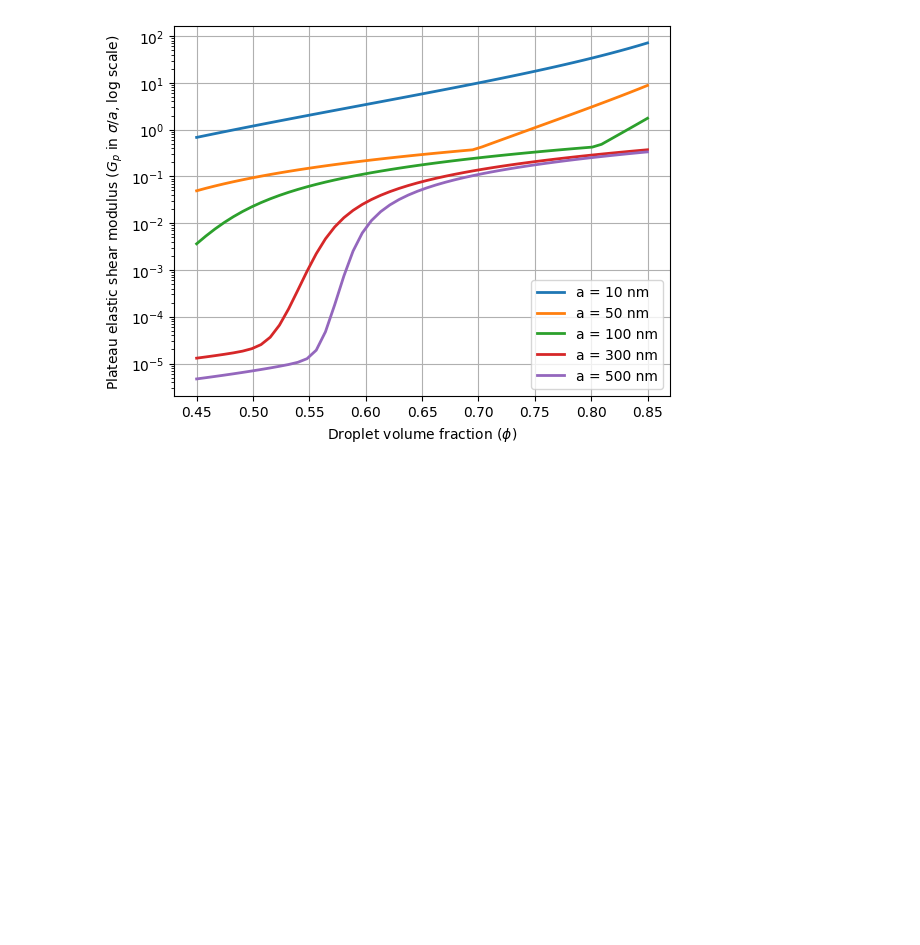
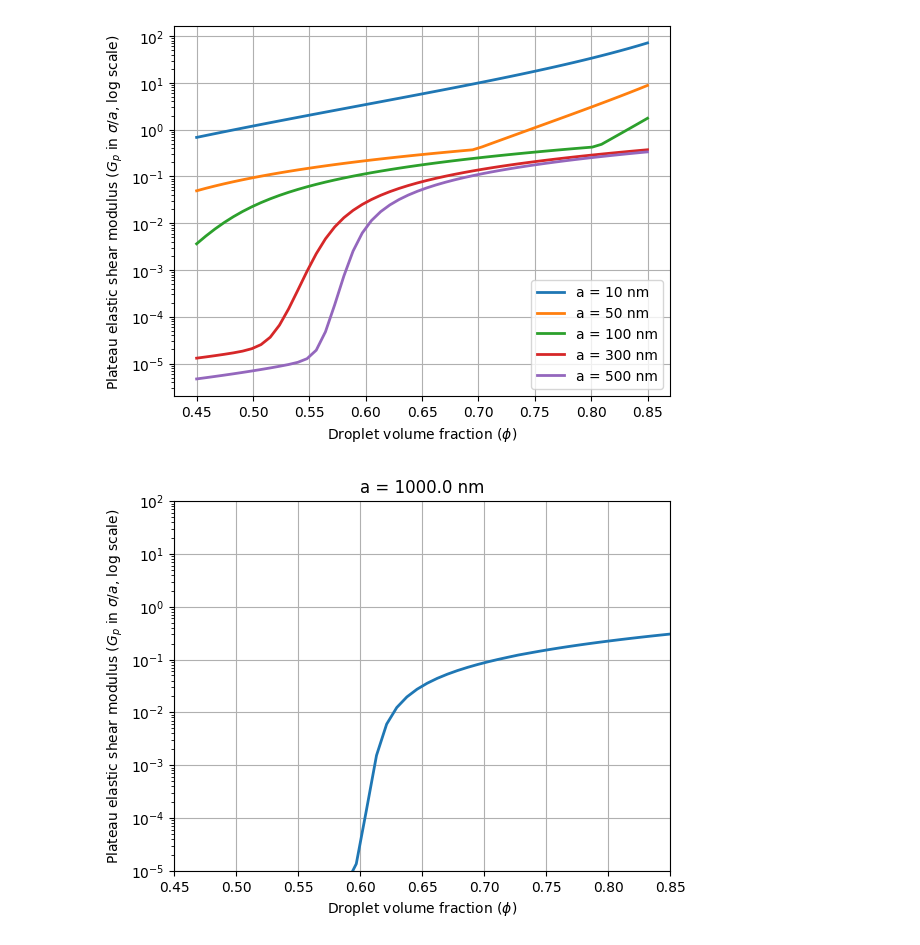
Before and after one commit to inxslynne/thesisproject, a Jupyter notebook: Kim&Mason/py-kimmason-final.ipynb, the cells around one changed output. Cells and saved outputs as stored; diff of their text form; code cells hidden in the pictures; blank space fills up the shorter version.

```diff
--- a/Kim&Mason/py-kimmason-final.ipynb
+++ b/Kim&Mason/py-kimmason-final.ipynb
@@ -772,3 +772,64 @@ plt.grid(True)
 plt.show()
 # %% [output]
 [figure]
+# %%
+phi_vals = np.linspace(0.45, 0.85, num=50)
+gamma_vals = np.linspace(0, 0.01, num=50)
+a_values = np.logspace(-8, -6, 200)
+
+fig, ax = plt.subplots()
+line, = ax.plot([], [], lw=2)
+ax.set_xlabel(r'Droplet volume fraction ($\phi$)')
+ax.set_ylabel(r'Plateau elastic shear modulus ($G_p$ in $\sigma/a$, log scale)')
+ax.set_yscale('log')
+ax.set_xlim(0.45, 0.85)
+ax.set_ylim(1e-5, 1e2)
+ax.grid(True)
+title = ax.set_title("")
+
+# Function to calculate G_p for a specific 'a'
+def calculate_G_p(a):
+    G_p_values = []
+
+    for phi in phi_vals:
+        V_drop = (4 / 3) * np.pi * a**3
+
+        gamma_list = []
+        F_tot_star_list = []
+        for gamma in gamma_vals:
+            phi_d_star, _ = find_min_phi_d(phi, gamma, a)
+            F_tot_star = F_tot(phi_d_star, phi, gamma, a)
+            gamma_list.append(gamma)
+            F_tot_star_list.append(F_tot_star)
+
+        gamma_array = np.array(gamma_list)
+        F_tot_star_array = np.array(F_tot_star_list)
+
+        spline_tot = CubicSpline(gamma_array, F_tot_star_array)
+        second_derivative = spline_tot.derivative(2)(gamma_array)
+
+        G_p_prime = (phi / V_drop) * second_derivative[10]
+        G_p_values.append(G_p_prime)
+
+    return np.array(G_p_values)
+
+# Update function for animation
+def update(frame):
+    a = a_values[frame]
+    G_p_values = calculate_G_p(a)
+    line.set_data(phi_vals, (G_p_values * a / sigma))
+    if a >= 1e-3:
+        title.set_text(f"a = {a*1e3:.1f} mm")
+    else:
+        title.set_text(f"a = {a*1e9:.1f} nm")
+    return line, title
+
+# Create animation
+ani = FuncAnimation(fig, update, frames=len(a_values), blit=True)
+
+# Save animation as GIF (Optional)
+ani.save('G_p_vs_phi_animation.gif', writer='pillow', fps=10)
+
+plt.show()
+# %% [output]
+[figure, added]
```
Also changed, not shown: 2 other files.
